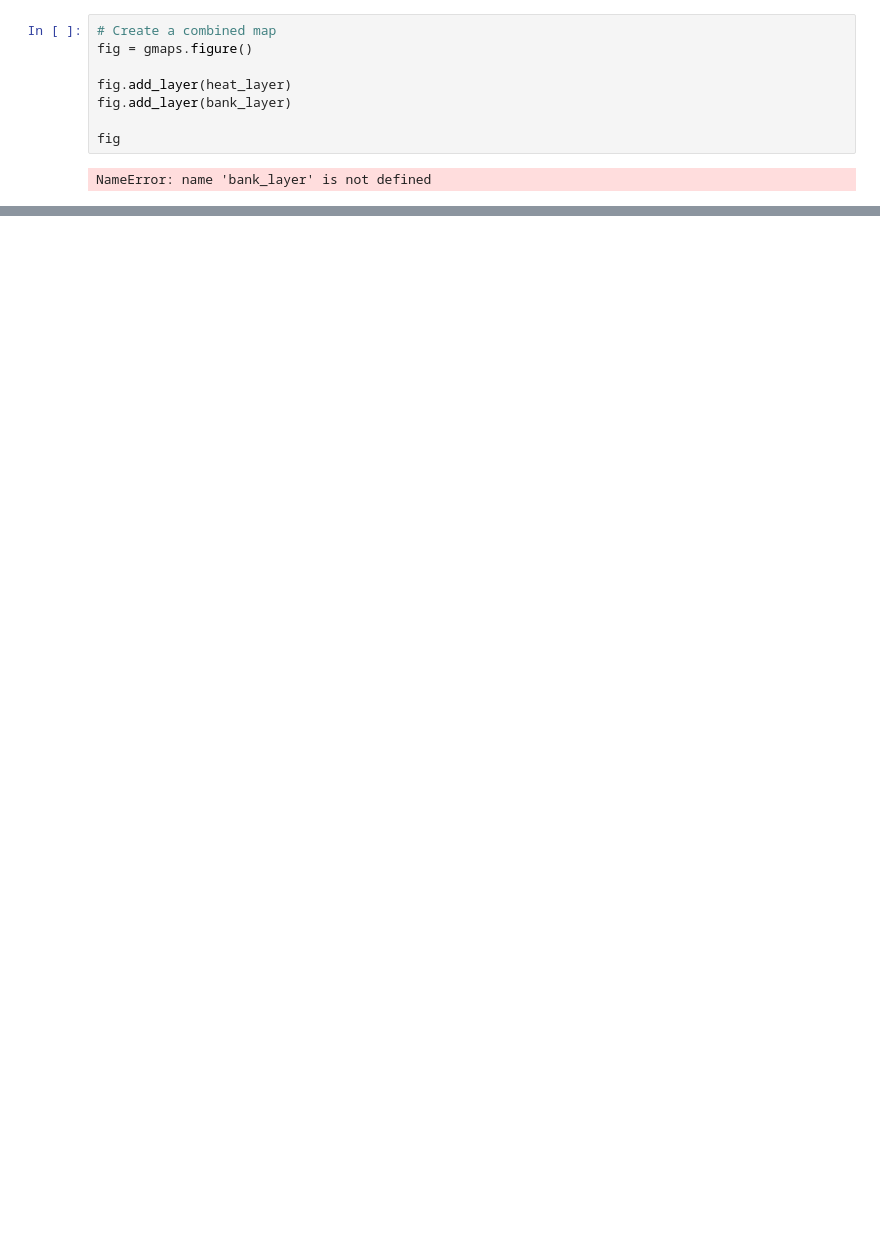
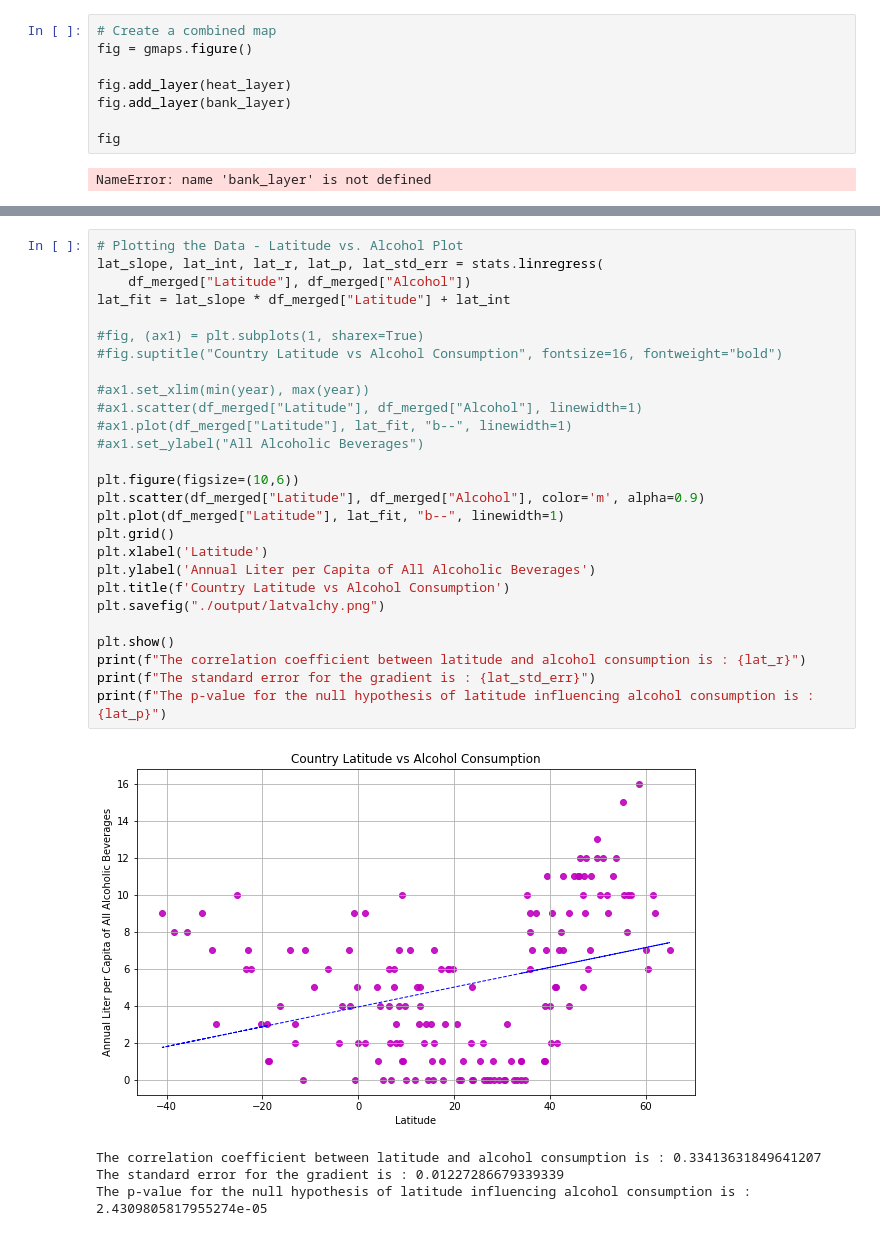
Before and after one commit to 4d4m43/DrinkAndBeHapPY, a Jupyter notebook: libs/vis2_aa.ipynb, the cells around one changed output, grey strips where cells are left out. Drawn from its saved outputs; the diff is of its cells as text; blank space fills up the shorter version.

```diff
--- a/libs/vis2_aa.ipynb
+++ b/libs/vis2_aa.ipynb
@@ -272,5 +272,37 @@ fig
 NameError: name 'bank_layer' is not defined
 # %% [markdown]
 ![Combined Map](../Images/final_map.png)
+# %%
+# Plotting the Data - Latitude vs. Alcohol Plot
+lat_slope, lat_int, lat_r, lat_p, lat_std_err = stats.linregress(
+    df_merged["Latitude"], df_merged["Alcohol"])
+lat_fit = lat_slope * df_merged["Latitude"] + lat_int
+
+#fig, (ax1) = plt.subplots(1, sharex=True)
+#fig.suptitle("Country Latitude vs Alcohol Consumption", fontsize=16, fontweight="bold")
+
+#ax1.set_xlim(min(year), max(year))
+#ax1.scatter(df_merged["Latitude"], df_merged["Alcohol"], linewidth=1)
+#ax1.plot(df_merged["Latitude"], lat_fit, "b--", linewidth=1)
+#ax1.set_ylabel("All Alcoholic Beverages")
+
+plt.figure(figsize=(10,6))
+plt.scatter(df_merged["Latitude"], df_merged["Alcohol"], color='m', alpha=0.9)
+plt.plot(df_merged["Latitude"], lat_fit, "b--", linewidth=1)
+plt.grid()
+plt.xlabel('Latitude')
+plt.ylabel('Annual Liter per Capita of All Alcoholic Beverages')
+plt.title(f'Country Latitude vs Alcohol Consumption')
+plt.savefig("./output/latvalchy.png")
+
+plt.show()
+print(f"The correlation coefficient between latitude and alcohol consumption is : {lat_r}")
+print(f"The standard error for the gradient is : {lat_std_err}")
+print(f"The p-value for the null hypothesis of latitude influencing alcohol consumption is : {lat_p}")
+# %% [output]
+[figure, added]
+The correlation coefficient between latitude and alcohol consumption is : 0.33413631849641207
+The standard error for the gradient is : 0.01227286679339339
+The p-value for the null hypothesis of latitude influencing alcohol consumption is : 2.4309805817955274e-05
 # %%
 # Plotting the Data - Latitude vs. Alcohol Plot
```
Also changed, not shown: parts of 3 cells of this notebook, 3 other files.
